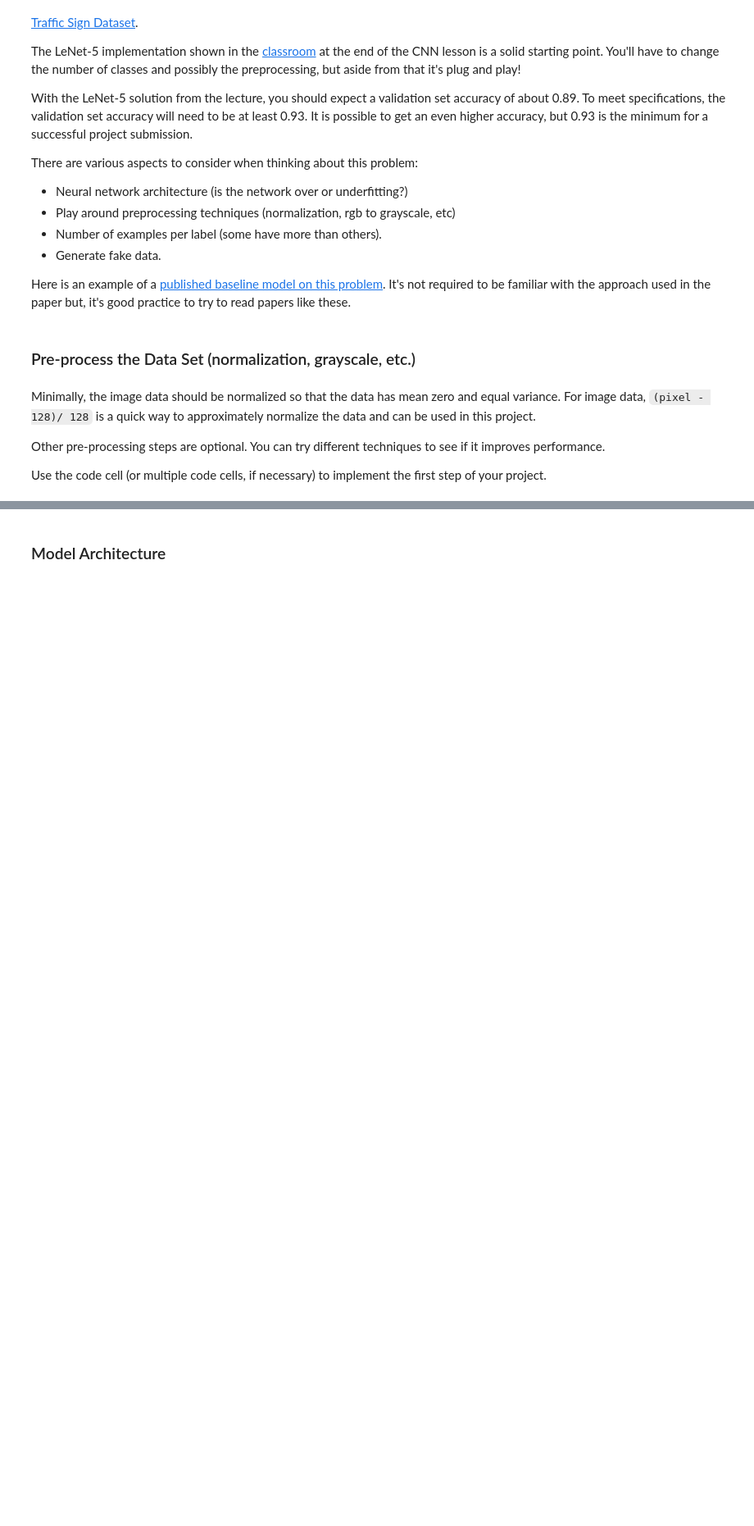
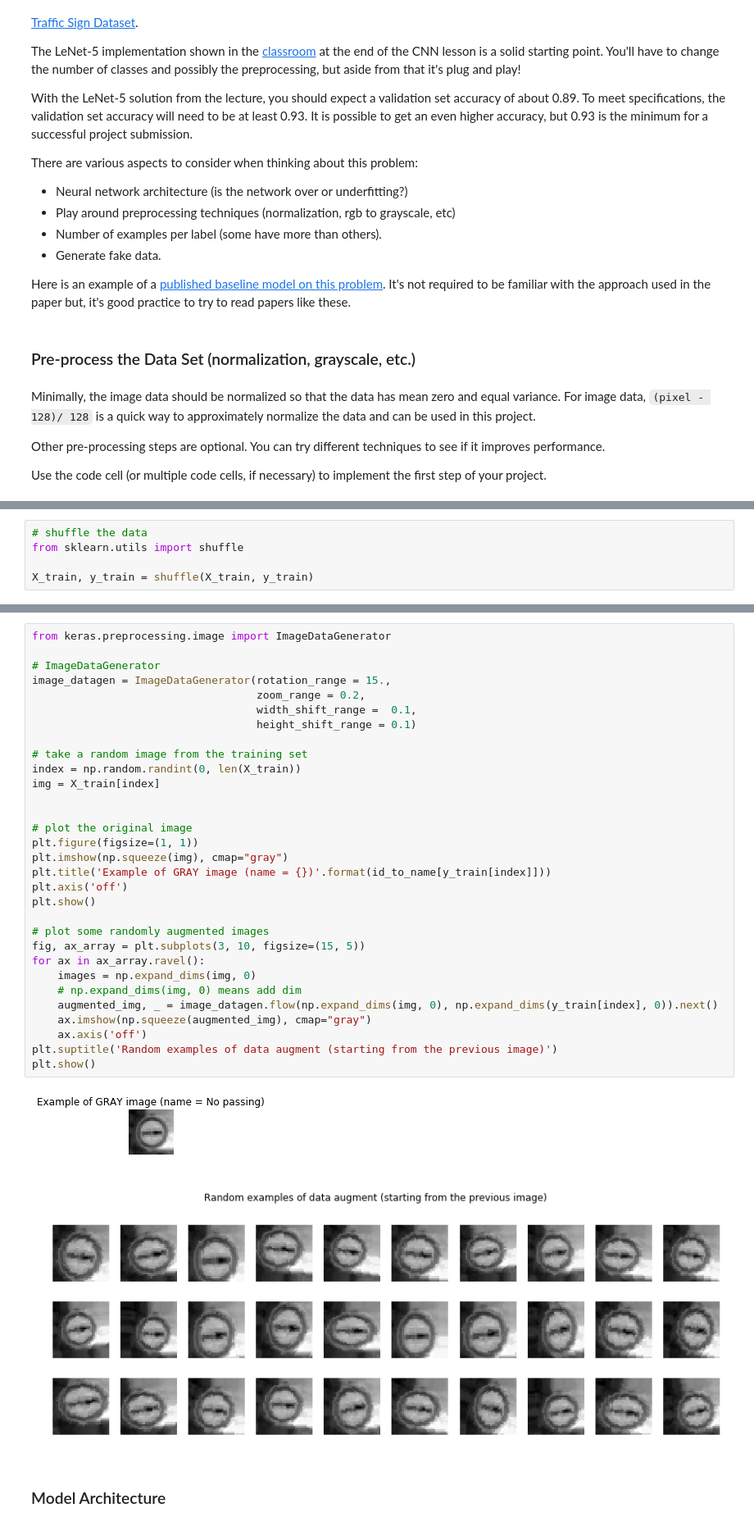
Before and after one commit to tonyxxq/Traffic-Sign-Classifier, a Jupyter notebook: Traffic_Sign_Classifier.ipynb, the cells around one changed output, grey strips where cells are left out. Shown at 82% size. Cells and saved outputs as stored; diff of their text form; blank space fills up the shorter version.

```diff
--- a/Traffic_Sign_Classifier.ipynb
+++ b/Traffic_Sign_Classifier.ipynb
@@ -161,0 +236,5 @@ X_test = list(map(grayscale_and_normalize, X_test))
+# %%
+# shuffle the data
+from sklearn.utils import shuffle
+
+X_train, y_train = shuffle(X_train, y_train)
@@ -162,2 +265,36 @@ X_test = list(map(grayscale_and_normalize, X_test))
+# %%
+from keras.preprocessing.image import ImageDataGenerator
+
+# ImageDataGenerator
+image_datagen = ImageDataGenerator(rotation_range = 15.,
+                                   zoom_range = 0.2,
+                                   width_shift_range =  0.1,
+                                   height_shift_range = 0.1)
+
+# take a random image from the training set
+index = np.random.randint(0, len(X_train))
+img = X_train[index]
+
+
+# plot the original image
+plt.figure(figsize=(1, 1))
+plt.imshow(np.squeeze(img), cmap="gray")
+plt.title('Example of GRAY image (name = {})'.format(id_to_name[y_train[index]]))
+plt.axis('off')
+plt.show()
+
+# plot some randomly augmented images
+fig, ax_array = plt.subplots(3, 10, figsize=(15, 5))
+for ax in ax_array.ravel():
+    images = np.expand_dims(img, 0)
+    # np.expand_dims(img, 0) means add dim
+    augmented_img, _ = image_datagen.flow(np.expand_dims(img, 0), np.expand_dims(y_train[index], 0)).next()
+    ax.imshow(np.squeeze(augmented_img), cmap="gray")
+    ax.axis('off')
+plt.suptitle('Random examples of data augment (starting from the previous image)')
+plt.show()
+# %% [output]
+[figure, added]
+[figure, added]
 # %% [markdown]
 ### Model Architecture
```
Also changed, not shown: parts of 21 cells of this notebook.
